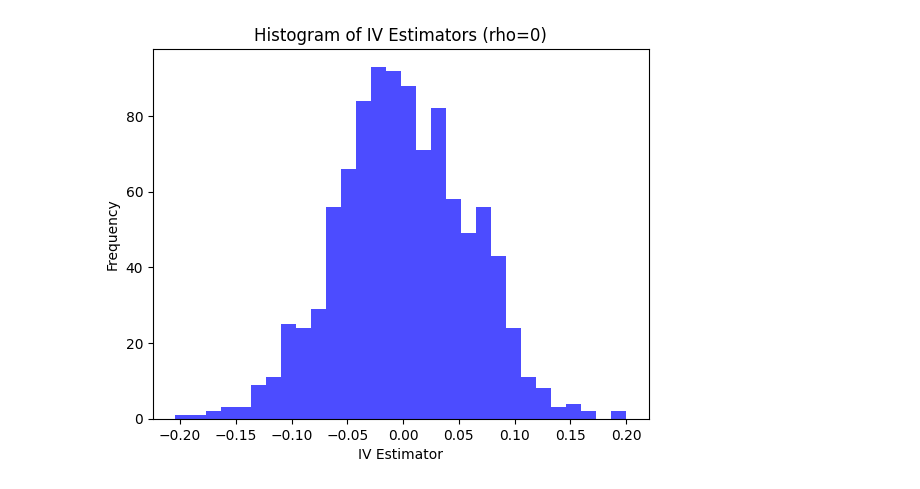
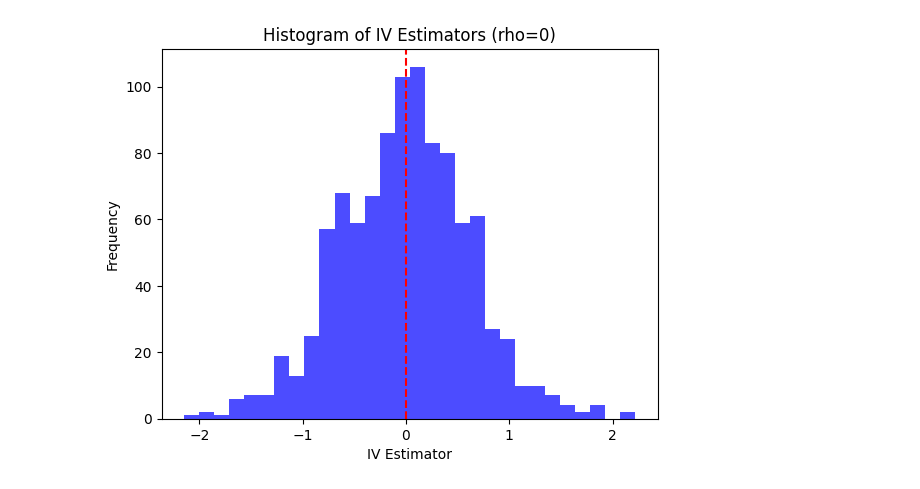
Before and after one commit to VeronicaCPerez/EC_708_psets, a Jupyter notebook: pset1/3_a.ipynb, the cells around one changed output. Saved outputs shown, nothing was run; the diff lists cells and outputs as text; code cells hidden in the pictures.

```diff
--- a/pset1/3_a.ipynb
+++ b/pset1/3_a.ipynb
@@ -3,81 +3,57 @@ import numpy as np
 import matplotlib.pyplot as plt
 
 # Function to generate samples for the IV estimator
-def generate_samples(n, mu, alpha, beta, sigma1, gamma, rho):
-    # Generate U3 samples
-    u3 = np.random.normal(mu[0], sigma1, n)
+def simgen(rho, n, mu, alpha, sigma1, gamma):
+    Sigma = np.array([[sigma1**2, 0, rho*sigma1], [0, 1, 0], [rho*sigma1, 0, 1]])
+    U = np.random.multivariate_normal(mu, Sigma, size=n)
+    Z = np.random.binomial(1, 0.5, n)
+    D = (gamma * Z >= U[:, 2]).astype(int)  # generate D_t according to (3)
+    Y = alpha + D * U[:, 0] + U[:, 1]  # generate Y_t according to (2)
 
-    # Generate D_t samples
-    z = np.random.binomial(1, 0.5, n)
-    u3_condition = z * gamma
-    d_t = (u3 <= u3_condition).astype(int)
-
-    # Generate Y_t samples
-    y_t = alpha + d_t * (np.random.normal(mu[1], 1, n) + beta * np.random.normal(mu[2], 1, n))
-
-    return y_t, d_t
-
-# Function to calculate the IV estimator
-def iv_estimator(y_t, d_t, gamma):
-    d_t_1 = (d_t == 1)
-    d_t_0 = (d_t == 0)
-
-    y_t_1 = y_t[d_t_1]
-    y_t_0 = y_t[d_t_0]
-
-    iv_estimate = np.mean(y_t_1) - np.mean(y_t_0)
-
-    return iv_estimate
+    # IV estimator
+    IV = np.cov(Z, Y)[0, 1] / np.cov(Z, D)[0, 1]
+    return IV
 
 # Parameters
-mu = np.array([0, 0, 0])
+n = 500
+S = 1000
+mu = [0, 0, 0]
 alpha = 0.2
-beta = 0
 sigma1 = 2
 gamma = 0.75
-n = 500
-S = 1000
 
-# (a) Monte Carlo experiment with rho = 0
-rho = 0
-iv_estimates_a = []
+# (a) set rho=0
+np.random.seed(1)
+result_rho0 = [simgen(0, n, mu, alpha, sigma1, gamma) for _ in range(S)]
+mean_rho0 = np.mean(result_rho0)
+var_rho0 = np.var(result_rho0)
+print("Mean IV Estimator (rho=0):", round(mean_rho0, 3))
+print("Variance of IV Estimator (rho=0):", round(var_rho0, 3))
 
-for _ in range(S):
-    y_t, d_t = generate_samples(n, mu, alpha, beta, sigma1, gamma, rho)
-    iv_estimate = iv_estimator(y_t, d_t, gamma)
-    iv_estimates_a.append(iv_estimate)
-
-# Calculate mean and variance
-mean_iv_a = np.mean(iv_estimates_a)
-var_iv_a = np.var(iv_estimates_a)
-
-# Plot histogram
-plt.hist(iv_estimates_a, bins=30, color='blue', alpha=0.7)
+# Plot histogram and save
+plt.hist(result_rho0, bins=30, color='blue', alpha=0.7)
 plt.xlabel('IV Estimator')
 plt.ylabel('Frequency')
 plt.title('Histogram of IV Estimators (rho=0)')
-plt.savefig('/Users/veronica/Dropbox/Apps/Overleaf/EC_708_vcperez/figures/pset_1_iv_estimates_rho_0.png')
+plt.axvline(mu[0], linestyle='--', color='red')  # Add dashed line at mu[0]
+plt.savefig('/Users/veronica/Dropbox/Apps/Overleaf/EC_708_vcperez/figures/pset_1_iv_estimates_rho_0.png', dpi=300)
 plt.show()
 
-# (b) Monte Carlo experiment with rho = 0.75
-rho = 0.75
-iv_estimates_b = []
+# (b) set rho=0.75
+np.random.seed(1)
+result_rho075 = [simgen(0.75, n, mu, alpha, sigma1, gamma) for _ in range(S)]
+mean_rho075 = np.mean(result_rho075)
+var_rho075 = np.var(result_rho075)
+print("Mean IV Estimator (rho=0.75):", round(mean_rho075, 3))
+print("Variance of IV Estimator (rho=0.75):", round(var_rho075, 3))
 
-for _ in range(S):
-    y_t, d_t = generate_samples(n, mu, alpha, beta, sigma1, gamma, rho)
-    iv_estimate = iv_estimator(y_t, d_t, gamma)
-    iv_estimates_b.append(iv_estimate)
-
-# Calculate mean and variance
-mean_iv_b = np.mean(iv_estimates_b)
-var_iv_b = np.var(iv_estimates_b)
-
-# Plot histogram
-plt.hist(iv_estimates_b, bins=30, color='green', alpha=0.7)
+# Plot histogram and save
+plt.hist(result_rho075, bins=30, color='green', alpha=0.7)
 plt.xlabel('IV Estimator')
 plt.ylabel('Frequency')
 plt.title('Histogram of IV Estimators (rho=0.75)')
-plt.savefig('/Users/veronica/Dropbox/Apps/Overleaf/EC_708_vcperez/figures/pset_1_iv_estimates_rho_075.png')
+plt.axvline(mu[0], linestyle='--', color='red')  # Add dashed line at mu[0]
+plt.savefig('/Users/veronica/Dropbox/Apps/Overleaf/EC_708_vcperez/figures/pset_1_iv_estimates_rho_075.png', dpi=300)
 plt.show()
 
 # (c) Summarize findings
@@ -90 +68 @@ print("(b) Variance of IV Estimator (rho=0.75):", var_iv_b)
-[figure, old version]
+[figure, new version]
```
Also changed, not shown: parts of 1 cell of this notebook.
